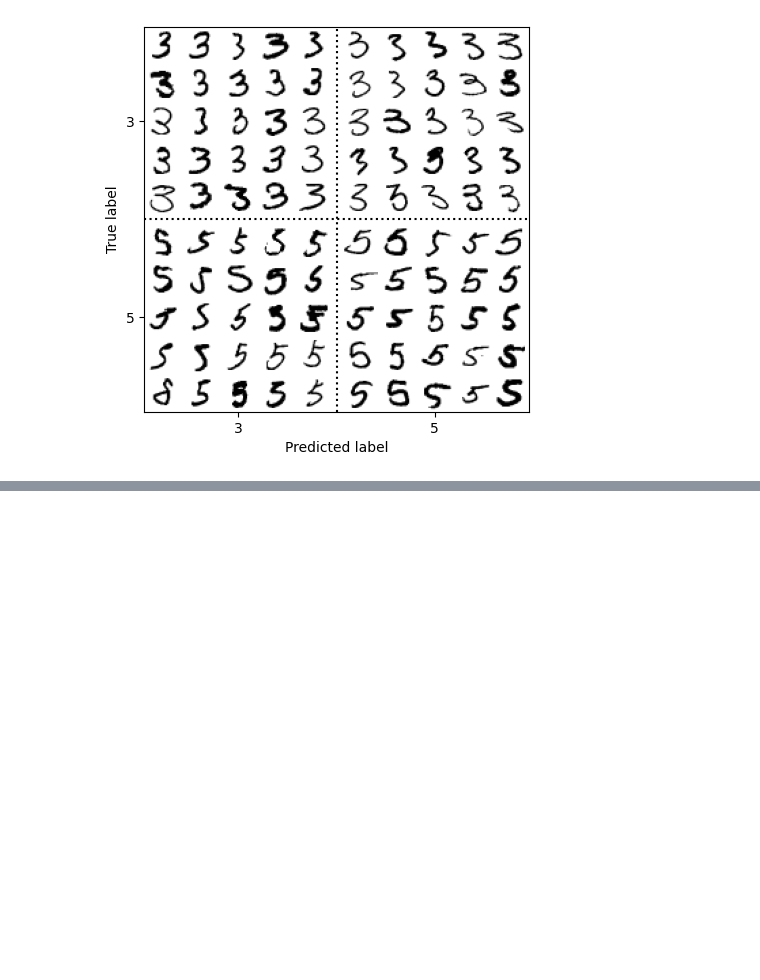
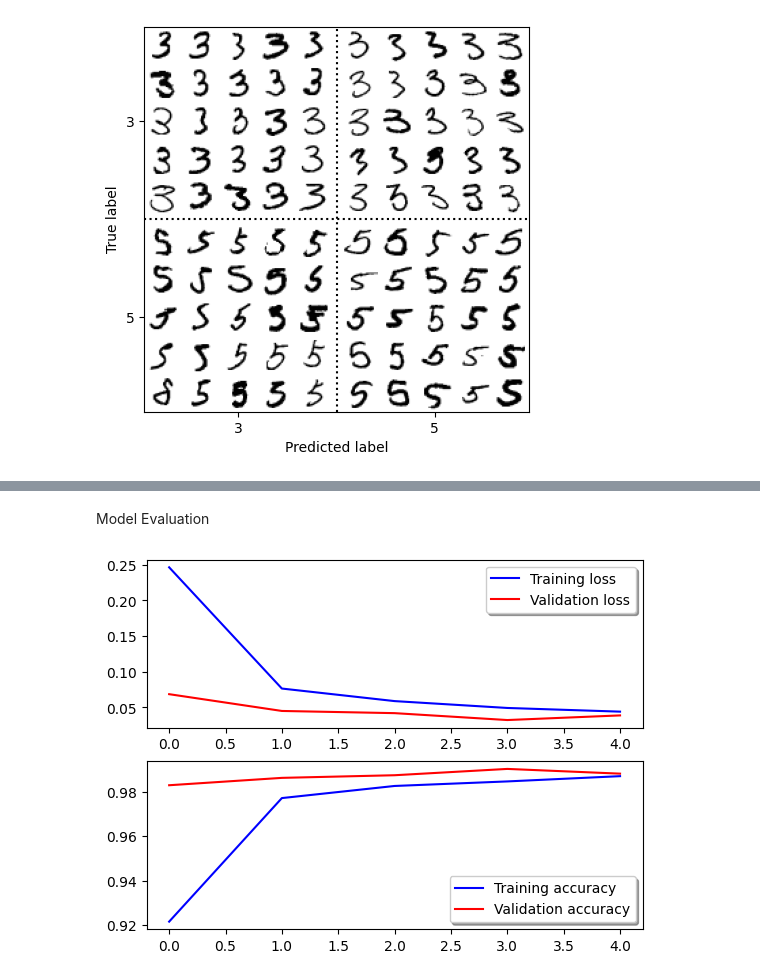
Before and after one commit to Kristianerik/MNSIT-Digit-Recognizer, a Jupyter notebook: MNIST-Digit-Recognizer.ipynb, the cells around one changed output, grey strips where cells are left out. Drawn from its saved outputs; the diff is of its cells as text; code cells hidden in the pictures; blank space fills up the shorter version.

```diff
--- a/MNIST-Digit-Recognizer.ipynb
+++ b/MNIST-Digit-Recognizer.ipynb
@@ -427,0 +576,4 @@ Images count for label 1,1: 168
+# %%
+model.compile(optimizer = 'rmsprop', loss = 'categorical_crossentropy', metrics = ['accuracy'])
+# %%
+cnnModel = model.fit(X_train, y_train, epochs=5, validation_data=(X_val, y_val), batch_size=64)
@@ -427,0 +591,20 @@ Images count for label 1,1: 168
+# %% [markdown]
+Model Evaluation
+# %%
+ig, ax = plt.subplots(2, 1)
+
+# Plot the training and validation loss
+ax[0].plot(cnnModel.history['loss'], color='b', label="Training loss")
+if 'val_loss' in cnnModel.history:
+    ax[0].plot(cnnModel.history['val_loss'], color='r', label="Validation loss")
+ax[0].legend(loc='best', shadow=True)
+
+# Plot the training and validation accuracy
+ax[1].plot(cnnModel.history['accuracy'], color='b', label="Training accuracy")
+if 'val_accuracy' in cnnModel.history:
+    ax[1].plot(cnnModel.history['val_accuracy'], color='r', label="Validation accuracy")
+ax[1].legend(loc='best', shadow=True)
+
+plt.show()
+# %% [output]
+[figure, added]
```
Also changed, not shown: parts of 26 cells of this notebook, 1 other file.
